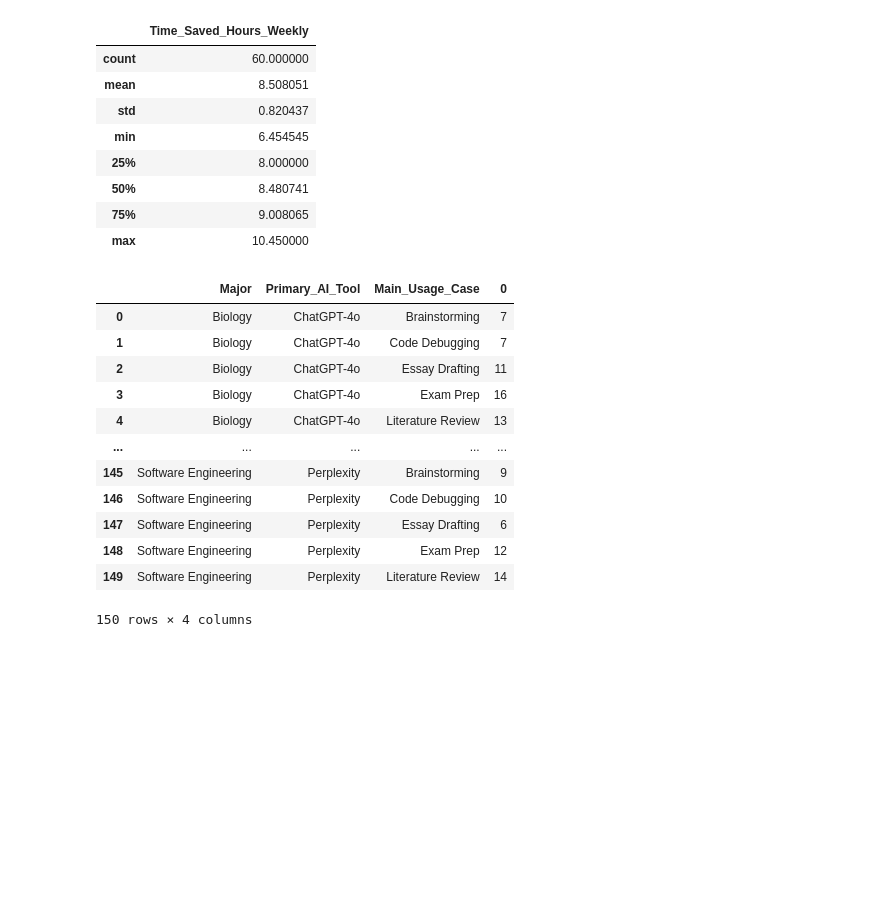
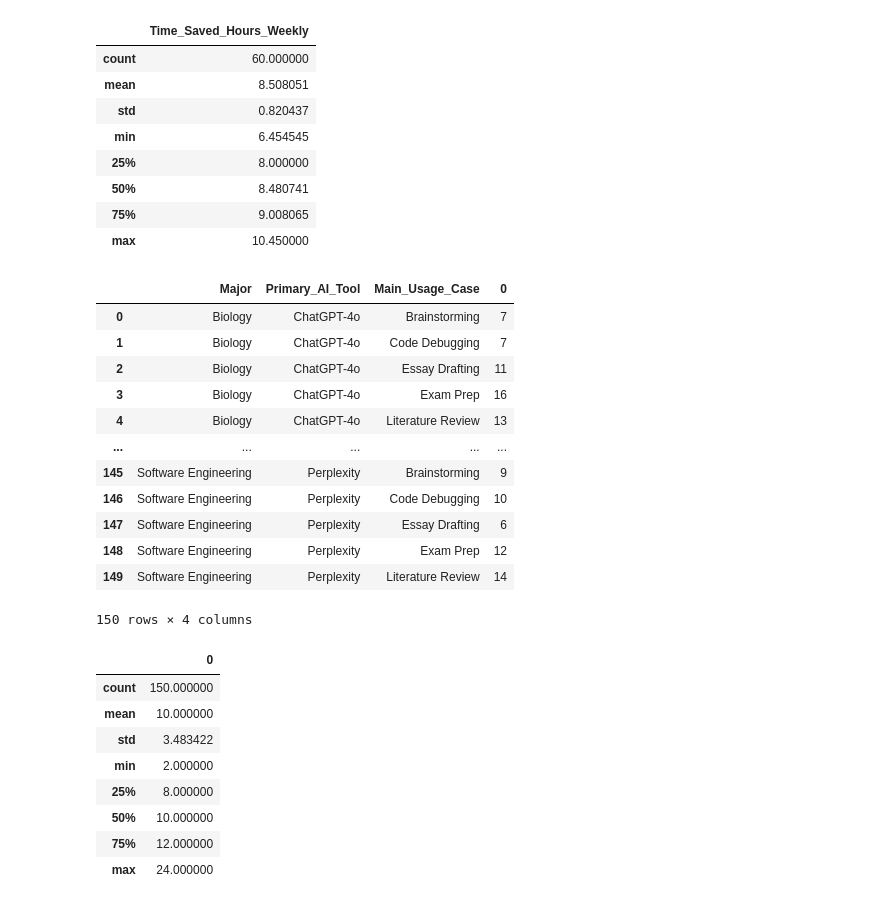
Before and after one commit to IsisPraude/Impacto_IA_estudantes, a Jupyter notebook: tratamento de dados/filtragem.ipynb, the cells around one changed output. Saved outputs shown, nothing was run; the diff lists cells and outputs as text; code cells hidden in the pictures; blank space fills up the shorter version.

```diff
--- a/tratamento de dados/filtragem.ipynb
+++ b/tratamento de dados/filtragem.ipynb
@@ -112,20 +112,30 @@ display(df_cursos.describe())
 # %%
 # Filtragem de dados para relacionar para quais tarefas e quais ferramentas de IA mais são utilizadas por cada curso
 
 df_uso = df_notas[['Major','Primary_AI_Tool','Main_Usage_Case']].groupby(['Major','Primary_AI_Tool','Main_Usage_Case']).size().reset_index()
 display(df_uso)
-df_uso.to_csv('df_uso.csv')
+display(df_uso.describe())
+#df_uso.to_csv('df_uso.csv')
 # %% [output]
 |  | Major | Primary_AI_Tool | Main_Usage_Case | 0 |
 | 0 | Biology | ChatGPT-4o | Brainstorming | 7 |
 | 1 | Biology | ChatGPT-4o | Code Debugging | 7 |
 | 2 | Biology | ChatGPT-4o | Essay Drafting | 11 |
 | 3 | Biology | ChatGPT-4o | Exam Prep | 16 |
 | 4 | Biology | ChatGPT-4o | Literature Review | 13 |
 | ... | ... | ... | ... | ... |
 | 145 | Software Engineering | Perplexity | Brainstorming | 9 |
 | 146 | Software Engineering | Perplexity | Code Debugging | 10 |
 | 147 | Software Engineering | Perplexity | Essay Drafting | 6 |
 | 148 | Software Engineering | Perplexity | Exam Prep | 12 |
 | 149 | Software Engineering | Perplexity | Literature Review | 14 |
 150 rows × 4 columns
+|  | 0 |
+| count | 150.000000 |
+| mean | 10.000000 |
+| std | 3.483422 |
+| min | 2.000000 |
+| 25% | 8.000000 |
+| 50% | 10.000000 |
+| 75% | 12.000000 |
+| max | 24.000000 |
```
